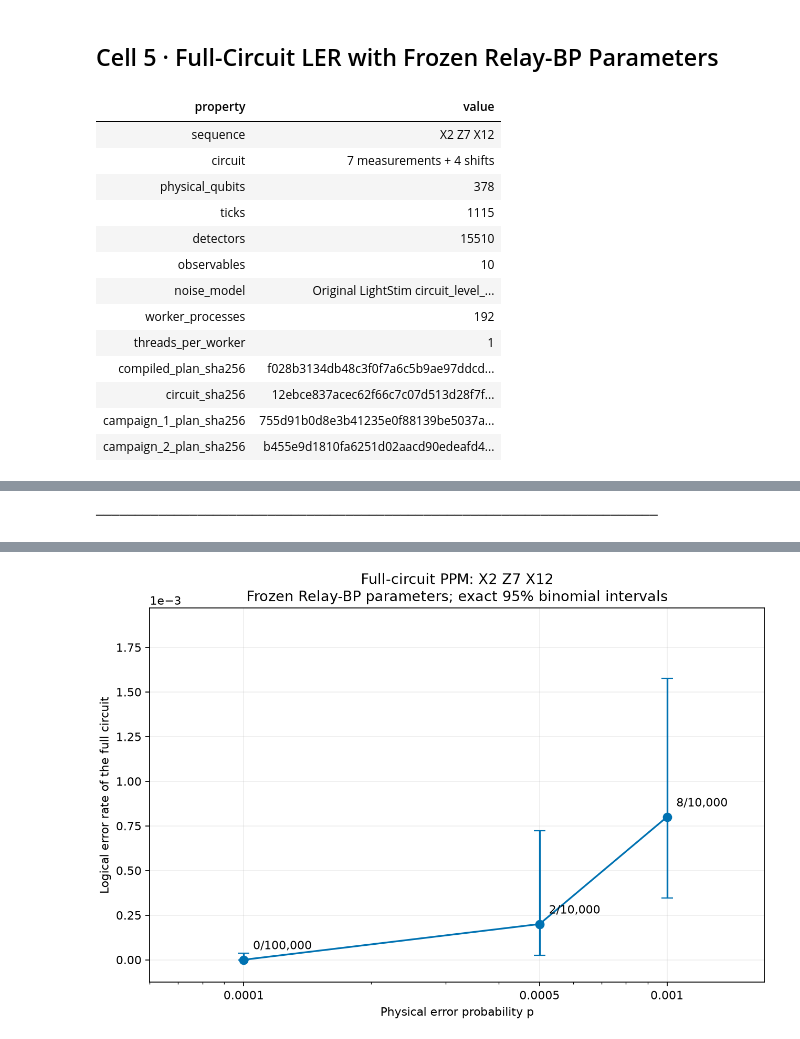
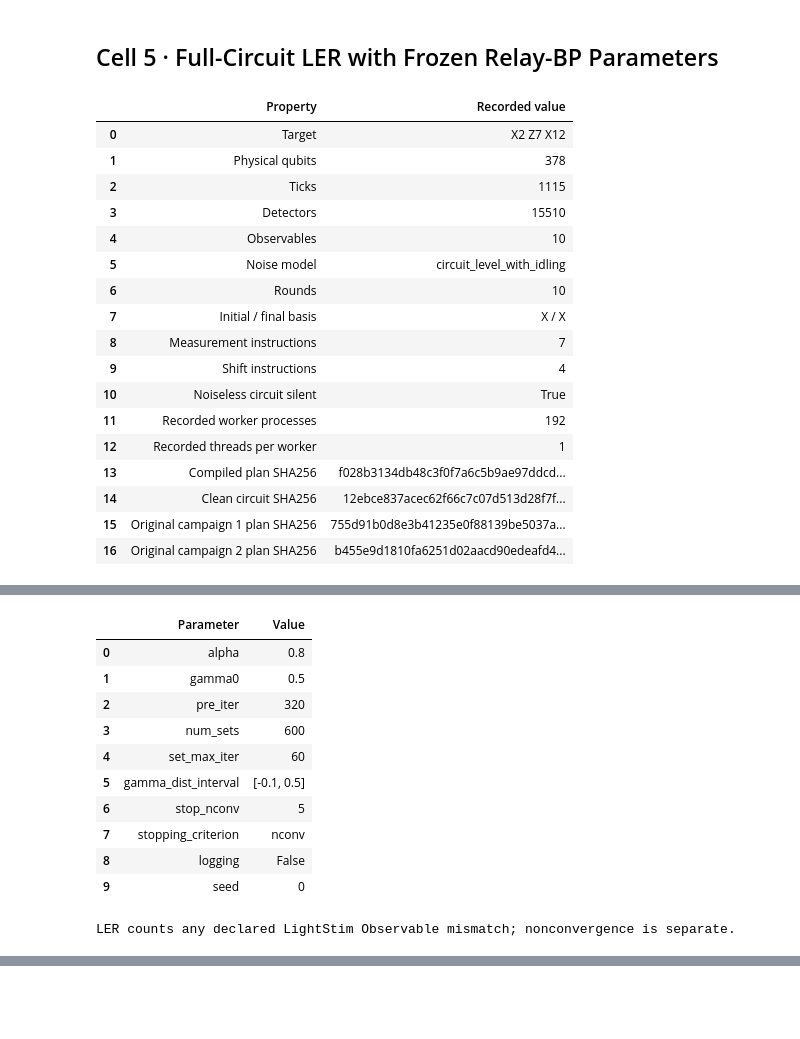
Before and after one commit to John-YuehanZhang/LightStim-upstream, a Jupyter notebook: notebooks/LogicalOps/bb_ppm.ipynb, the cells around one changed output, grey strips where cells are left out. Saved outputs shown, nothing was run; the diff lists cells and outputs as text; code cells hidden in the pictures; blank space fills up the shorter version.

Commit message:
refactor(notebooks): consolidate BB PPM demo and benchmark

```diff
--- a/notebooks/LogicalOps/bb_ppm.ipynb
+++ b/notebooks/LogicalOps/bb_ppm.ipynb
@@ -335,35 +288,43 @@ operations_csv: searches/operations.csv
 # %% [markdown]
 ## Cell 5 · Full-Circuit LER with Frozen Relay-BP Parameters
 # %%
-# This entry attaches to the existing campaign; it does not repeat sampling.
-helper_folder = ROOT / "notebooks" / "LogicalOps"
-if str(helper_folder) not in sys.path:
-    sys.path.insert(0, str(helper_folder))
-from bb_ppm_large_sample import display_campaign
+from benchmarks.logical_ops.plot_bb_ppm import display_results
 
-assert NOISE_MODEL == "circuit_level_with_idling"
-assert ROUNDS == 10 and THREADS_PER_WORKER == 1
-large_sample_view = display_campaign(
-    LARGE_SAMPLE_RUN,
-    midpoint_run=MIDPOINT_SAMPLE_RUN,
-    expected_plan_sha256=plan_sha256,
-    decoder_params=DECODER_PARAMS,
-    shots_by_p=SHOTS_BY_P,
-    workers=WORKER_PROCESSES,
-    resume=RESUME_IF_STOPPED,
+if RUN_SAMPLING:
+    from benchmarks.logical_ops.bb_ppm_runner import run_campaign
+
+    run_campaign(
+        sequence=ppm_sequence, plans=plans, p_values=P_VALUES,
+        shots=[SHOTS_BY_P[p] for p in P_VALUES], workers=WORKER_PROCESSES,
+        run_dir=RUN_DIR, output=RESULTS_PATH, decoder_params=DECODER_PARAMS,
+        rounds=ROUNDS, initial_states=INITIAL_STATE, final_measure_states=FINAL_BASIS,
+        noise_model=NOISE_MODEL, seed=SAMPLE_SEED, resume=True,
+    )
+
+result_view = display_results(
+    RESULTS_PATH, expected_plan_sha256=plan_sha256,
+    decoder_params=DECODER_PARAMS, shots_by_p=SHOTS_BY_P,
+    expected_experiment={
+        "rounds": ROUNDS, "initial_state": INITIAL_STATE,
+        "final_basis": FINAL_BASIS, "noise_model": NOISE_MODEL,
+    },
 )
 # %% [output]
-| property | value |
-| sequence | X2 Z7 X12 |
-| circuit | 7 measurements + 4 shifts |
-| physical_qubits | 378 |
-| ticks | 1115 |
-| detectors | 15510 |
-| observables | 10 |
-| noise_model | Original LightStim circuit_level_... |
-| worker_processes | 192 |
-| threads_per_worker | 1 |
-| compiled_plan_sha256 | f028b3134db48c3f0f7a6c5b9ae97ddcd... |
-| circuit_sha256 | 12ebce837acec62f66c7c07d513d28f7f... |
-| campaign_1_plan_sha256 | 755d91b0d8e3b41235e0f88139be5037a... |
-| campaign_2_plan_sha256 | b455e9d1810fa6251d02aacd90edeafd4... |
+|  | Property | Recorded value |
+| 0 | Target | X2 Z7 X12 |
+| 1 | Physical qubits | 378 |
+| 2 | Ticks | 1115 |
+| 3 | Detectors | 15510 |
+| 4 | Observables | 10 |
+| 5 | Noise model | circuit_level_with_idling |
+| 6 | Rounds | 10 |
+| 7 | Initial / final basis | X / X |
+| 8 | Measurement instructions | 7 |
+| 9 | Shift instructions | 4 |
+| 10 | Noiseless circuit silent | True |
+| 11 | Recorded worker processes | 192 |
+| 12 | Recorded threads per worker | 1 |
+| 13 | Compiled plan SHA256 | f028b3134db48c3f0f7a6c5b9ae97ddcd... |
+| 14 | Clean circuit SHA256 | 12ebce837acec62f66c7c07d513d28f7f... |
+| 15 | Original campaign 1 plan SHA256 | 755d91b0d8e3b41235e0f88139be5037a... |
+| 16 | Original campaign 2 plan SHA256 | b455e9d1810fa6251d02aacd90edeafd4... |
@@ -370 +332,12 @@ large_sample_view = display_campaign(
+|  | Parameter | Value |
+| 0 | alpha | 0.8 |
+| 1 | gamma0 | 0.5 |
+| 2 | pre_iter | 320 |
+| 3 | num_sets | 600 |
+| 4 | set_max_iter | 60 |
+| 5 | gamma_dist_interval | [-0.1, 0.5] |
+| 6 | stop_nconv | 5 |
+| 7 | stopping_criterion | nconv |
+| 8 | logging | False |
+| 9 | seed | 0 |
-────────────────────────────────────────────────────────────────────────
+LER counts any declared LightStim Observable mismatch; nonconvergence is separate.
@@ -393 +351,0 @@ LER counts any mismatch among the 10 declared LightStim Observables. Nonconverge
-[figure, old version]
```
Also changed, not shown: parts of 3 cells of this notebook, 20 other files.
